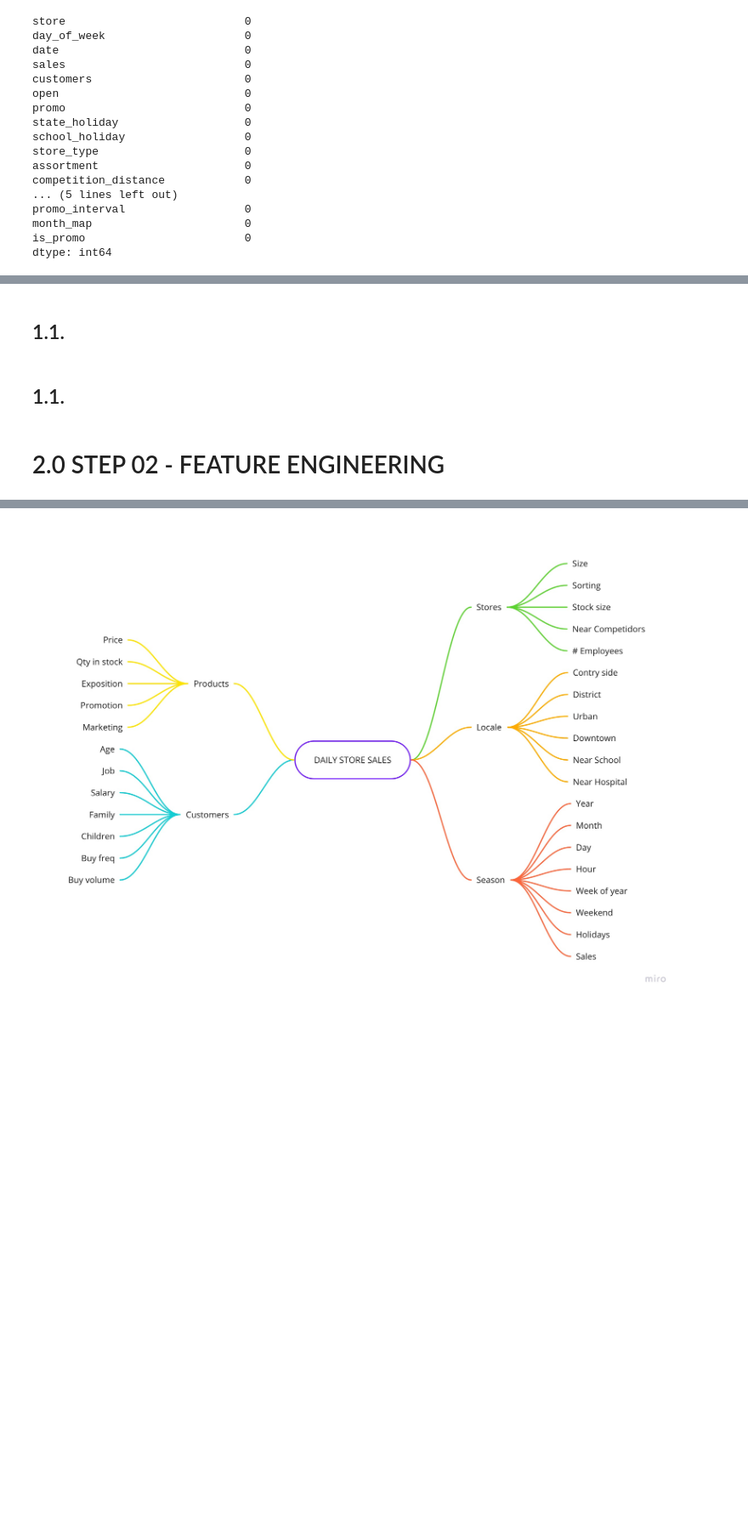
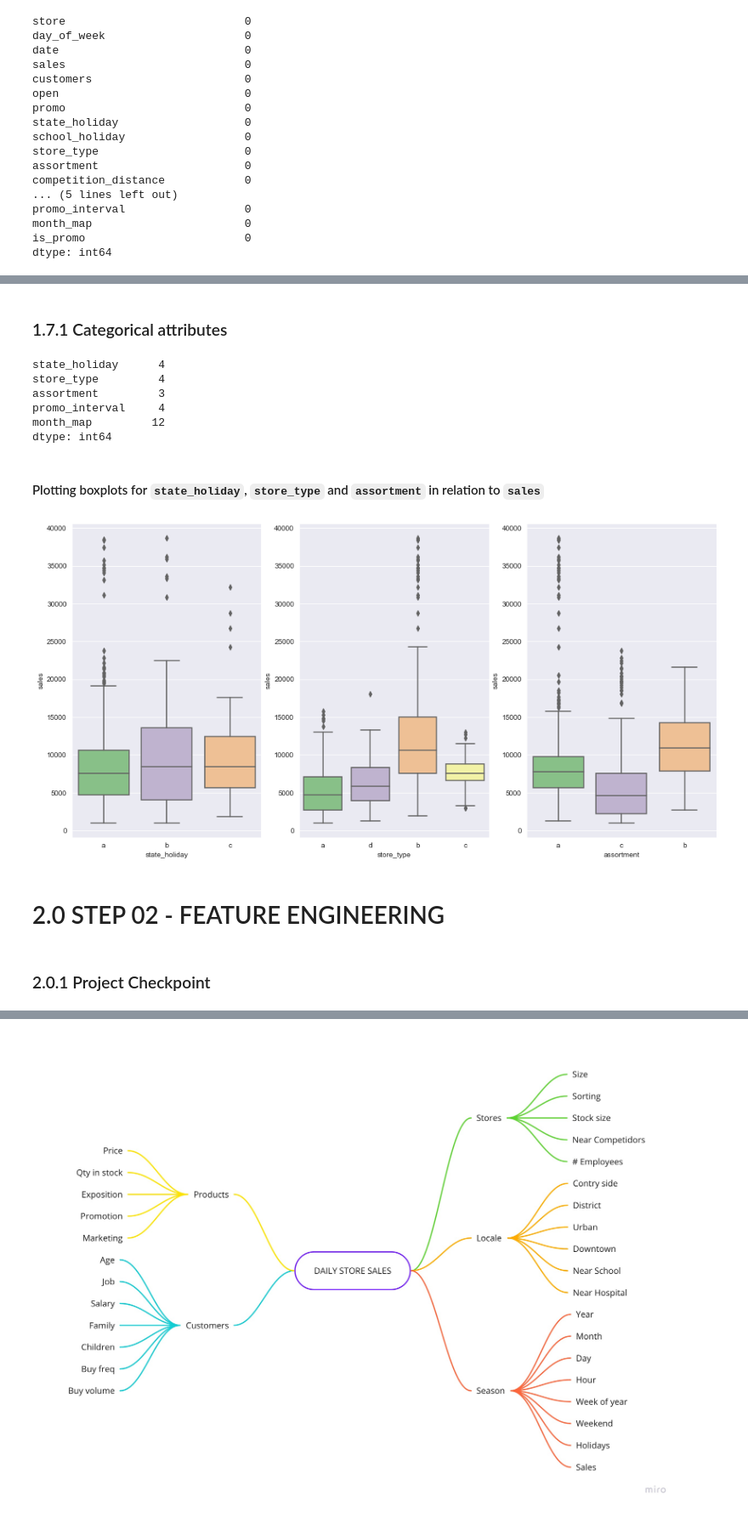
Before and after one commit to brunokatekawa/Curso_DS_Prod, a Jupyter notebook: m03_v01_store_sales_prediction.ipynb, the cells around one changed output, grey strips where cells are left out. Shown at 85% size. Cells and saved outputs as stored; diff of their text form; code cells hidden in the pictures; blank space fills up the shorter version.

```diff
--- a/m03_v01_store_sales_prediction.ipynb
+++ b/m03_v01_store_sales_prediction.ipynb
@@ -267,6 +472,42 @@ dtype: int64
 # %% [markdown]
-## 1.1.
+### 1.7.1 Categorical attributes
-# %% [markdown]
-## 1.1.
+# %%
+# check how many types we have for each atribute
+cat_attributes.apply(lambda x: x.unique().shape[0])
+# %% [output]
+state_holiday      4
+store_type         4
+assortment         3
+promo_interval     4
+month_map         12
+dtype: int64
+# %% [markdown]
+#### Plotting boxplots for `state_holiday`, `store_type` and `assortment` in relation to `sales`
+# %%
+# filtering the data that we want to display
+# as we don't want to see all the days on which the stores were closed
+aux1 = df1[(df1['state_holiday'] != '0') & (df1['sales'] > 0)]
+
+# using the variable ax for single a Axes
+fig, ax = plt.subplots()
+
+# setting the figure size in inches
+ax.figure.set_size_inches(16, 8)
+
+plt.subplot(1, 3, 1)
+ax = sns.boxplot(x='state_holiday', y='sales', data=aux1)
+
+plt.subplot(1, 3, 2)
+ax = sns.boxplot(x='store_type', y='sales', data=aux1)
+
+plt.subplot(1, 3, 3)
+ax = sns.boxplot(x='assortment', y='sales', data=aux1)
+
+# display plot
+plt.show()
+# %% [output]
+[figure, added]
 # %% [markdown]
 # 2.0 STEP 02 - FEATURE ENGINEERING
+# %% [markdown]
+### 2.0.1 Project Checkpoint
```
Also changed, not shown: parts of 68 cells of this notebook.
